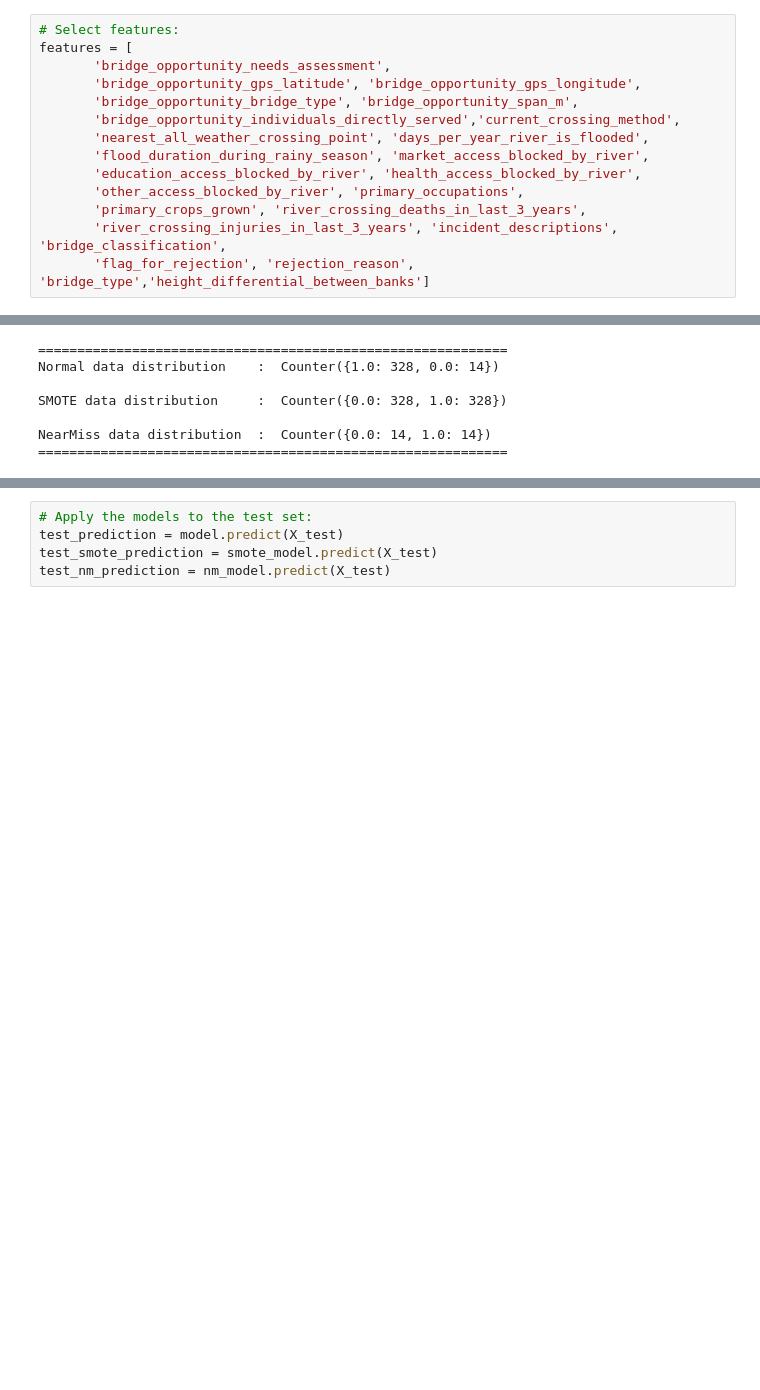
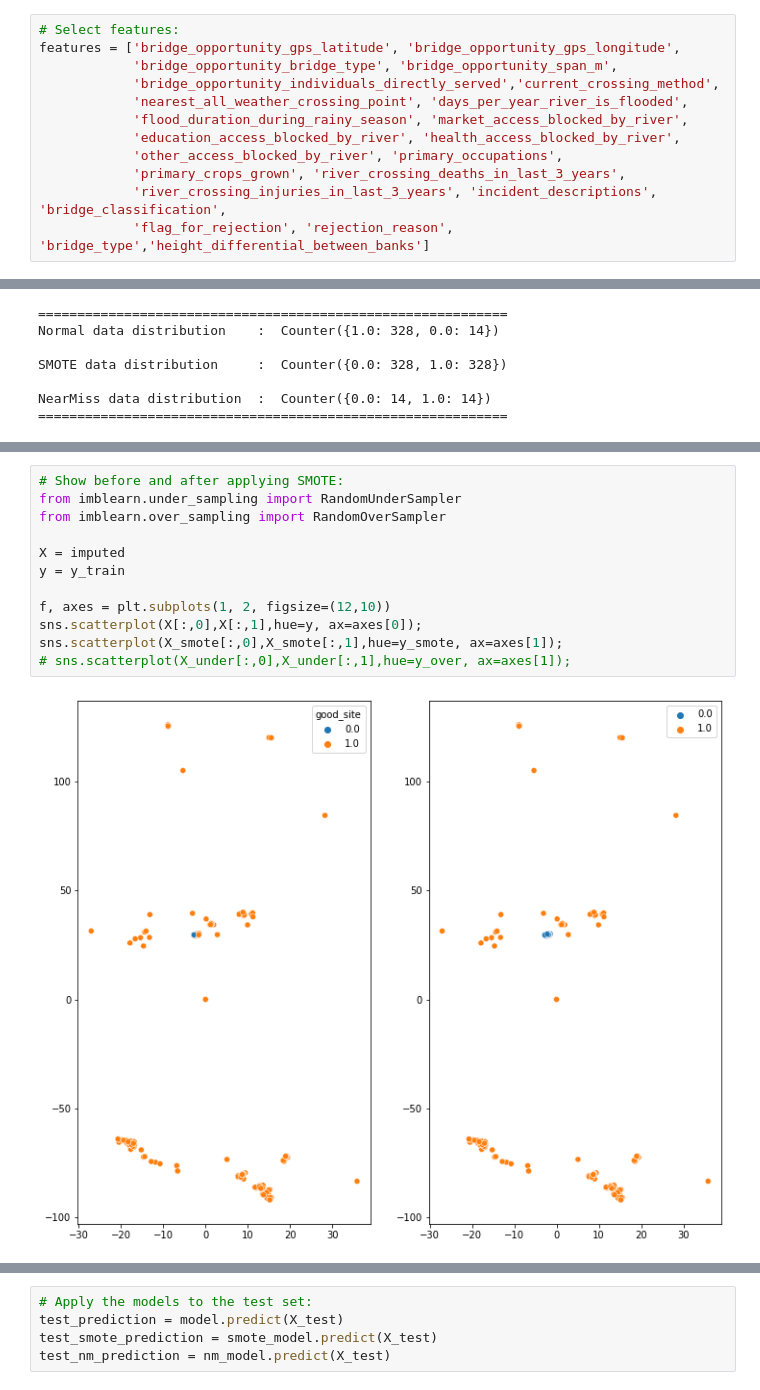
Before and after one commit to BloomTech-Labs/bridges-to-prosperity-ds-d, a Jupyter notebook: notebooks/B2P_Model.ipynb, the cells around one changed output, grey strips where cells are left out. Cells and saved outputs as stored; diff of their text form; blank space fills up the shorter version.

```diff
--- a/notebooks/B2P_Model.ipynb
+++ b/notebooks/B2P_Model.ipynb
@@ -134,18 +141,16 @@ from sklearn.impute import SimpleImputer
 from sklearn.metrics import precision_score, recall_score, f1_score, roc_auc_score, accuracy_score, classification_report
 # %%
 # Select features:
-features = [
-       'bridge_opportunity_needs_assessment',
-       'bridge_opportunity_gps_latitude', 'bridge_opportunity_gps_longitude',
-       'bridge_opportunity_bridge_type', 'bridge_opportunity_span_m',
-       'bridge_opportunity_individuals_directly_served','current_crossing_method',
-       'nearest_all_weather_crossing_point', 'days_per_year_river_is_flooded',
-       'flood_duration_during_rainy_season', 'market_access_blocked_by_river',
-       'education_access_blocked_by_river', 'health_access_blocked_by_river',
-       'other_access_blocked_by_river', 'primary_occupations',
-       'primary_crops_grown', 'river_crossing_deaths_in_last_3_years',
-       'river_crossing_injuries_in_last_3_years', 'incident_descriptions', 'bridge_classification',
-       'flag_for_rejection', 'rejection_reason', 'bridge_type','height_differential_between_banks']
+features = ['bridge_opportunity_gps_latitude', 'bridge_opportunity_gps_longitude',
+            'bridge_opportunity_bridge_type', 'bridge_opportunity_span_m',
+            'bridge_opportunity_individuals_directly_served','current_crossing_method',
+            'nearest_all_weather_crossing_point', 'days_per_year_river_is_flooded',
+            'flood_duration_during_rainy_season', 'market_access_blocked_by_river',
+            'education_access_blocked_by_river', 'health_access_blocked_by_river',
+            'other_access_blocked_by_river', 'primary_occupations',
+            'primary_crops_grown', 'river_crossing_deaths_in_last_3_years',
+            'river_crossing_injuries_in_last_3_years', 'incident_descriptions', 'bridge_classification',
+            'flag_for_rejection', 'rejection_reason', 'bridge_type','height_differential_between_banks']
 # %%
 # Use the classifier model:
 classifier = RandomForestClassifier
@@ -276,0 +282,14 @@ NearMiss Pipeline Score:  0.9186046511627907
+# %%
+# Show before and after applying SMOTE:
+from imblearn.under_sampling import RandomUnderSampler
+from imblearn.over_sampling import RandomOverSampler
+
+X = imputed
+y = y_train
+
+f, axes = plt.subplots(1, 2, figsize=(12,10))
+sns.scatterplot(X[:,0],X[:,1],hue=y, ax=axes[0]);
+sns.scatterplot(X_smote[:,0],X_smote[:,1],hue=y_smote, ax=axes[1]);
+# sns.scatterplot(X_under[:,0],X_under[:,1],hue=y_over, ax=axes[1]);
+# %% [output]
+[figure, added]
```
Also changed, not shown: parts of 11 cells of this notebook.
